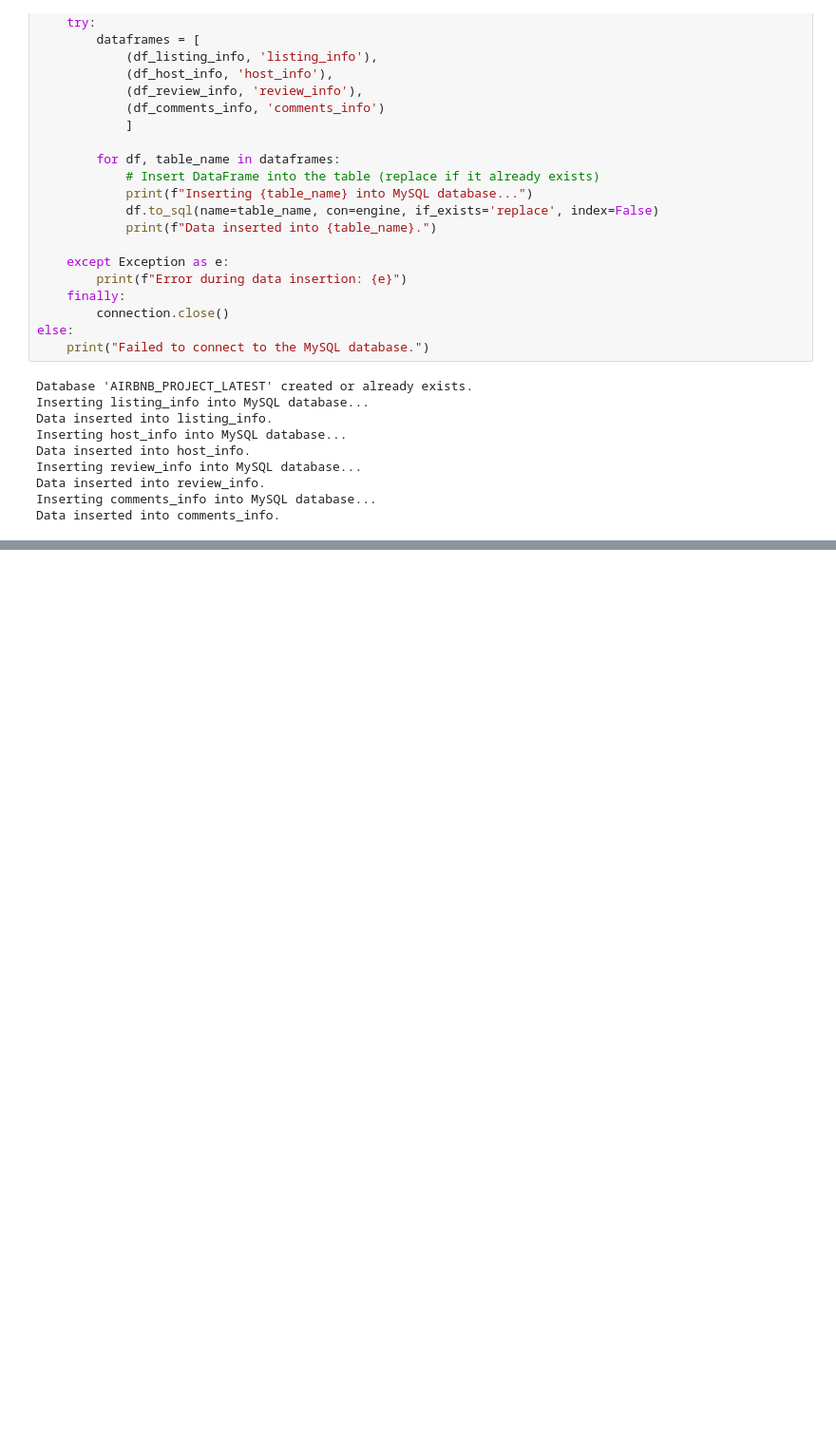
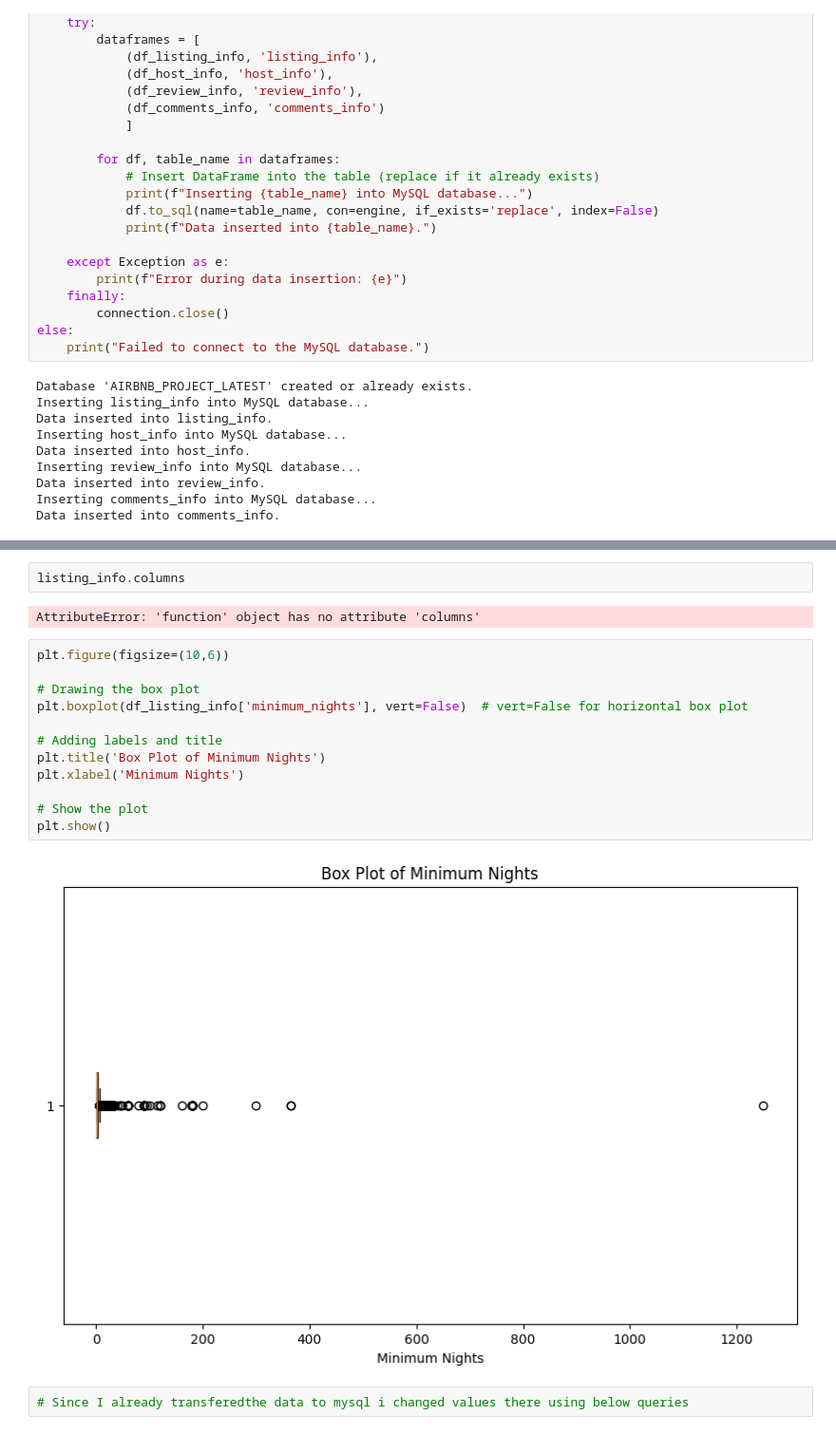
Before and after one commit to shaikrahemathds/airbnb-project, a Jupyter notebook: airbnb_extraction.ipynb, the cells around one changed output, grey strips where cells are left out. Shown at 95% size. Drawn from its saved outputs; the diff is of its cells as text; blank space fills up the shorter version.

```diff
--- a/airbnb_extraction.ipynb
+++ b/airbnb_extraction.ipynb
@@ -649,0 +763,20 @@ Data inserted into comments_info.
+# %%
+listing_info.columns
+# %% [output]
+AttributeError: 'function' object has no attribute 'columns'
+# %%
+plt.figure(figsize=(10,6))
+
+# Drawing the box plot
+plt.boxplot(df_listing_info['minimum_nights'], vert=False)  # vert=False for horizontal box plot
+
+# Adding labels and title
+plt.title('Box Plot of Minimum Nights')
+plt.xlabel('Minimum Nights')
+
+# Show the plot
+plt.show()
+# %% [output]
+[figure, added]
+# %%
+# Since I already transferedthe data to mysql i changed values there using below queries
```
Also changed, not shown: parts of 6 cells of this notebook, 5 other files.
